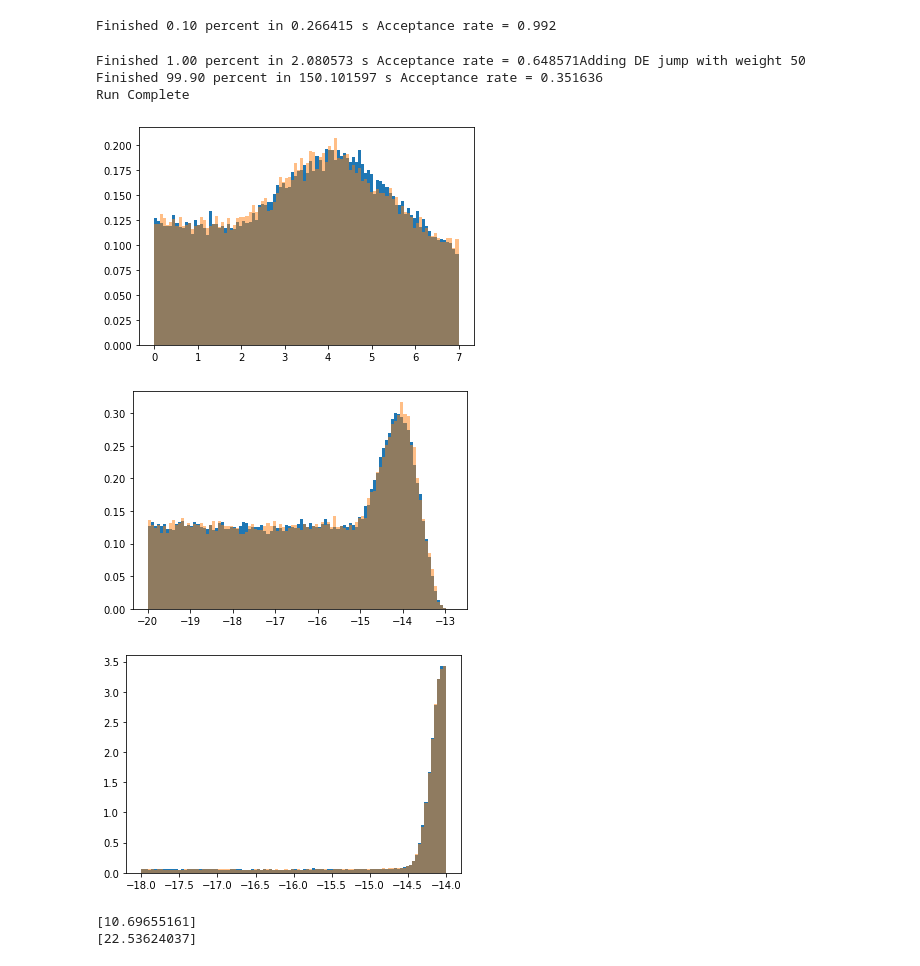
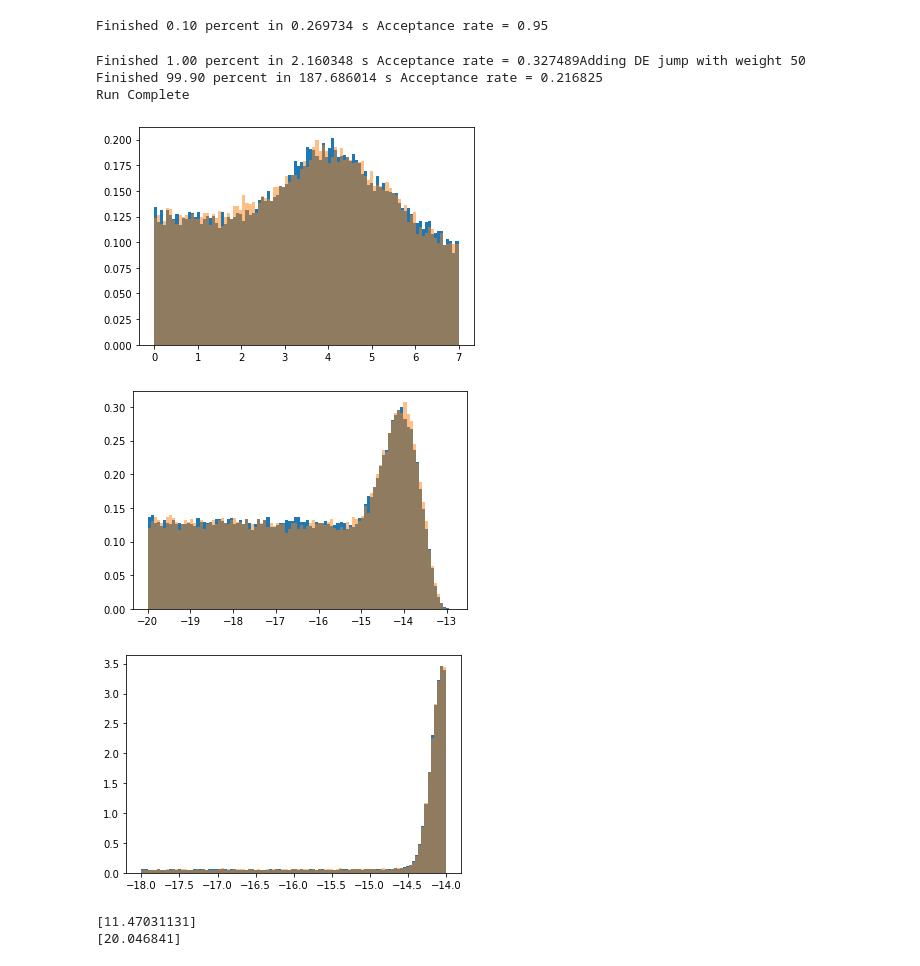
Before and after one commit to AaronDJohnson/impulse_mcmc, a Jupyter notebook: examples/pta_test.ipynb, the cells around one changed output. Saved outputs shown, nothing was run; the diff lists cells and outputs as text; code cells hidden in the pictures.

Commit message:
Time for serious tests

```diff
--- a/examples/pta_test.ipynb
+++ b/examples/pta_test.ipynb
@@ -125,0 +31,9 @@ print(np.vstack(temps)[:, 2])
+# %%
+chain = sampler.sample()
+# %%
+for ii in range(ntemps):
+    fig, ax = plt.subplots(1, 3, figsize=(15, 5))
+    ax[0].plot(chain[::10, 0, ii])
+    ax[1].plot(chain[::10, 1, ii])
+    ax[2].plot(chain[::10, 2, ii])
+    plt.show()
@@ -128,7 +47,7 @@ outDir = './chains/sngl/'
 with open(outDir + 'chain_1.txt', 'r') as f:
     chain2 = np.loadtxt(f)
 for ii in range(3):
-    __, bins, __ = plt.hist(res[:, ii, 3], bins=100, density=True)
+    __, bins, __ = plt.hist(chain[::10, ii, 0], bins=100, density=True)
     plt.hist(chain2[:, ii], bins=bins, density=True, alpha=0.5)
     # plt.hist(samples[:, ii], bins=bins, density=True, alpha=0.5)
     plt.show()
@@ -143,4 +57,0 @@ res = sample(pta.get_lnlikelihood, pta.get_lnprior, len(x0), x0, num_samples=1_0
-# %%
-ii = 2
-plt.plot(res[0:3000, ii])
-plt.show()
@@ -157,11 +67,11 @@ sampler = ptmcmc(ndim, pta.get_lnlikelihood, pta.get_lnprior, cov,
 # %%
 N = int(1e6)
 x0 = np.hstack([p.sample() for p in pta.params])
-sampler.sample(x0, N, SCAMweight=30, AMweight=15, DEweight=50, ladder=[1e80])
+sampler.sample(x0, N, SCAMweight=30, AMweight=15, DEweight=50)
 # %% [output]
-Finished 0.10 percent in 0.266415 s Acceptance rate = 0.992
+Finished 0.10 percent in 0.269734 s Acceptance rate = 0.95
-Finished 1.00 percent in 2.080573 s Acceptance rate = 0.648571Adding DE jump with weight 50
-Finished 99.90 percent in 150.101597 s Acceptance rate = 0.351636
+Finished 1.00 percent in 2.160348 s Acceptance rate = 0.327489Adding DE jump with weight 50
+Finished 99.90 percent in 187.686014 s Acceptance rate = 0.216825
 Run Complete
 # %%
 outDir = './chains/sngl/'
@@ -169,11 +79,11 @@ with open(outDir + 'chain_1.txt', 'r') as f:
     chain2 = np.loadtxt(f)
 # %%
 for ii in range(3):
-    __, bins, __ = plt.hist(res[20_000:, ii], bins=100, density=True)
+    __, bins, __ = plt.hist(chain[20_000:, ii, 0], bins=100, density=True)
     plt.hist(chain2[20_000:, ii], bins=bins, density=True, alpha=0.5)
     # plt.hist(samples[:, ii], bins=bins, density=True, alpha=0.5)
     plt.show()
 # %% [output]
-[figure, old version]
+[figure, new version]
-[figure, old version]
+[figure, new version]
-[figure, old version]
+[figure, new version]
@@ -182,7 +90,7 @@ plt.plot(res[:])
 # %%
 ii = 2
-print(integrated_time(res[200000:, ii, 0]) / 10)
+print(integrated_time(chain[20000:, ii, 0]) / 10)
 print(integrated_time(chain2[20_000:, ii]))
 # %% [output]
-[10.69655161]
-[22.53624037]
+[11.47031131]
+[20.046841]
```
Also changed, not shown: parts of 42 cells of this notebook, 2 other files.
